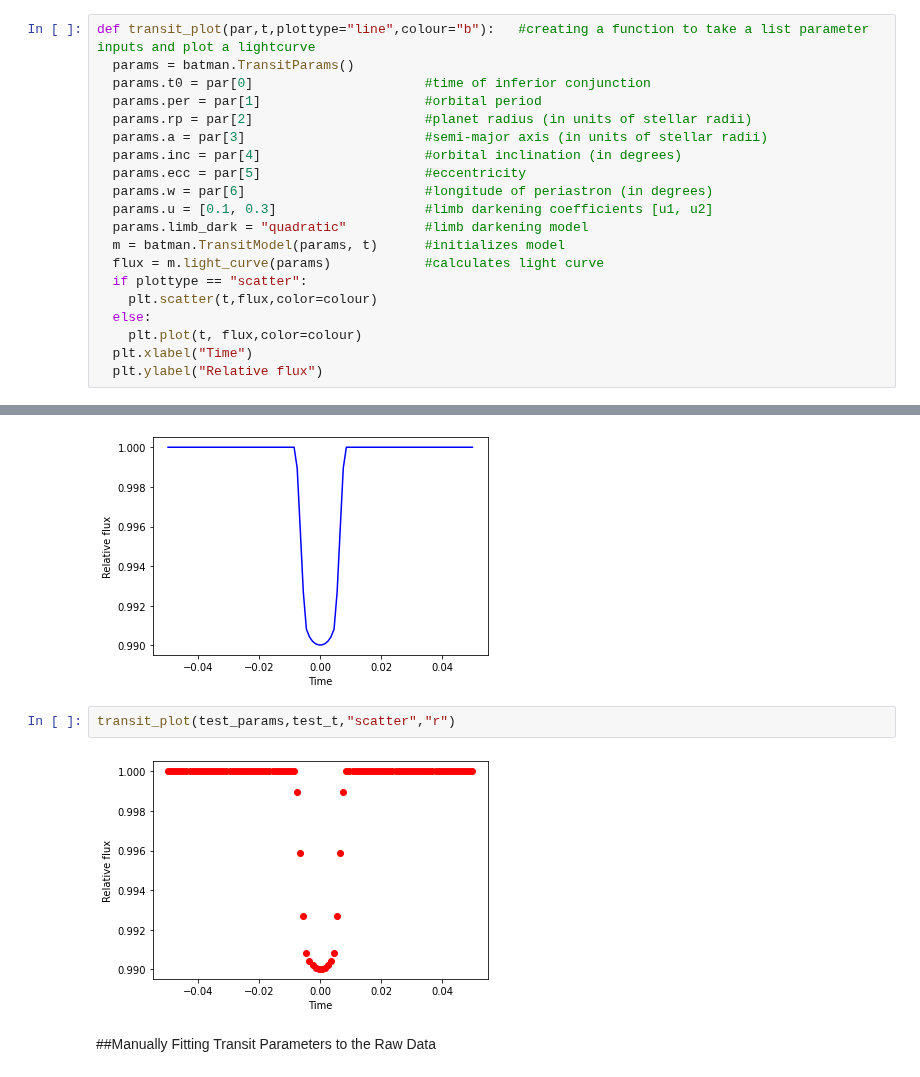
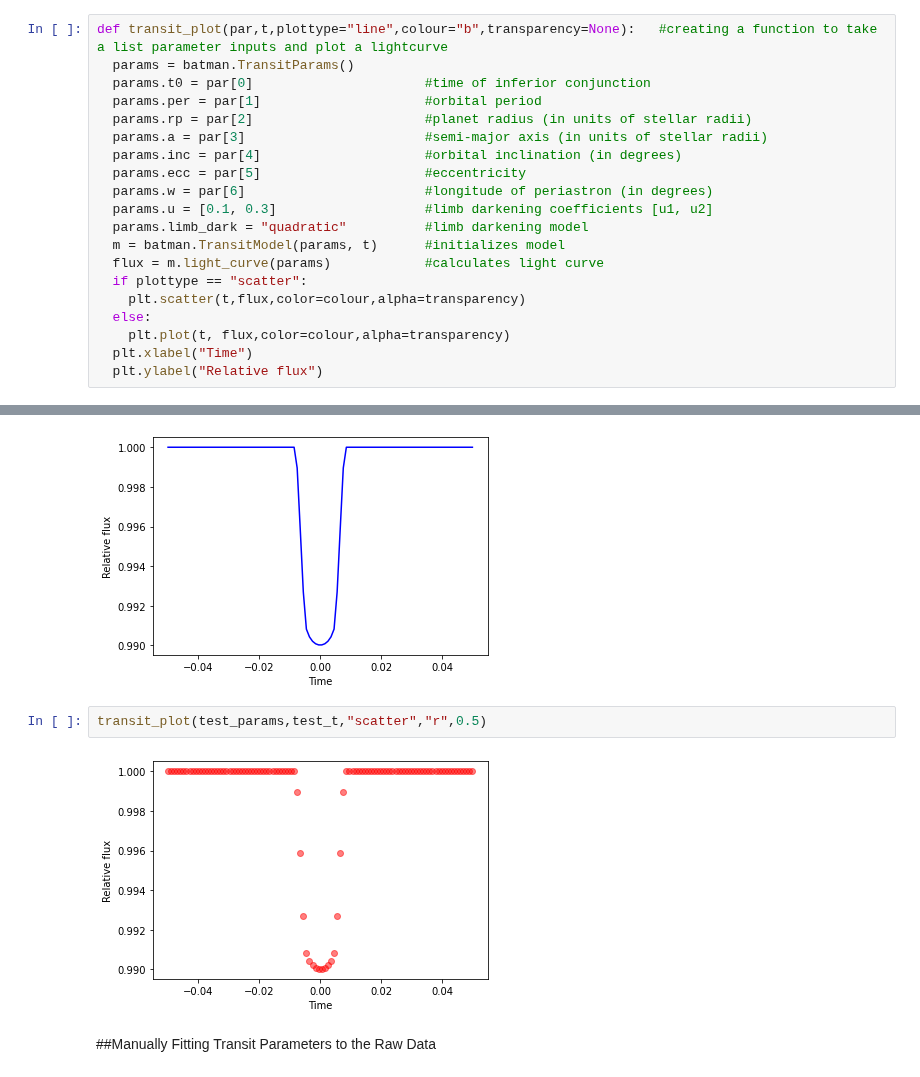
Before and after one commit to Hamza-Suleman/transiting-exoplanets, a Jupyter notebook: Dummy_Transit.ipynb, the cells around one changed output, grey strips where cells are left out. Drawn from its saved outputs; the diff is of its cells as text.

Commit message:
Testing Params

```diff
--- a/Dummy_Transit.ipynb
+++ b/Dummy_Transit.ipynb
@@ -86,7 +86,7 @@ plt.plot(raw_time,raw_flux)
 # %% [markdown]
 ###Writing a Function to Plot a Lightcurve from Transit Parameters
 # %%
-def transit_plot(par,t,plottype="line",colour="b"):   #creating a function to take a list parameter inputs and plot a lightcurve
+def transit_plot(par,t,plottype="line",colour="b",transparency=None):   #creating a function to take a list parameter inputs and plot a lightcurve
   params = batman.TransitParams()
   params.t0 = par[0]                      #time of inferior conjunction
   params.per = par[1]                     #orbital period
@@ -100,9 +100,9 @@ def transit_plot(par,t,plottype="line",colour="b"):   #creating a function to ta
   m = batman.TransitModel(params, t)      #initializes model
   flux = m.light_curve(params)            #calculates light curve
   if plottype == "scatter":
-    plt.scatter(t,flux,color=colour)
+    plt.scatter(t,flux,color=colour,alpha=transparency)
   else:
-    plt.plot(t, flux,color=colour)
+    plt.plot(t, flux,color=colour,alpha=transparency)
   plt.xlabel("Time")
   plt.ylabel("Relative flux")
 # %% [markdown]
@@ -117,8 +117,8 @@ transit_plot(test_params,test_t)
 # %% [output]
 [figure]
 # %%
-transit_plot(test_params,test_t,"scatter","r")
+transit_plot(test_params,test_t,"scatter","r",0.5)
 # %% [output]
-[figure, old version]
+[figure, new version]
 # %% [markdown]
 ##Manually Fitting Transit Parameters to the Raw Data
```
Also changed, not shown: parts of 2 cells of this notebook.
